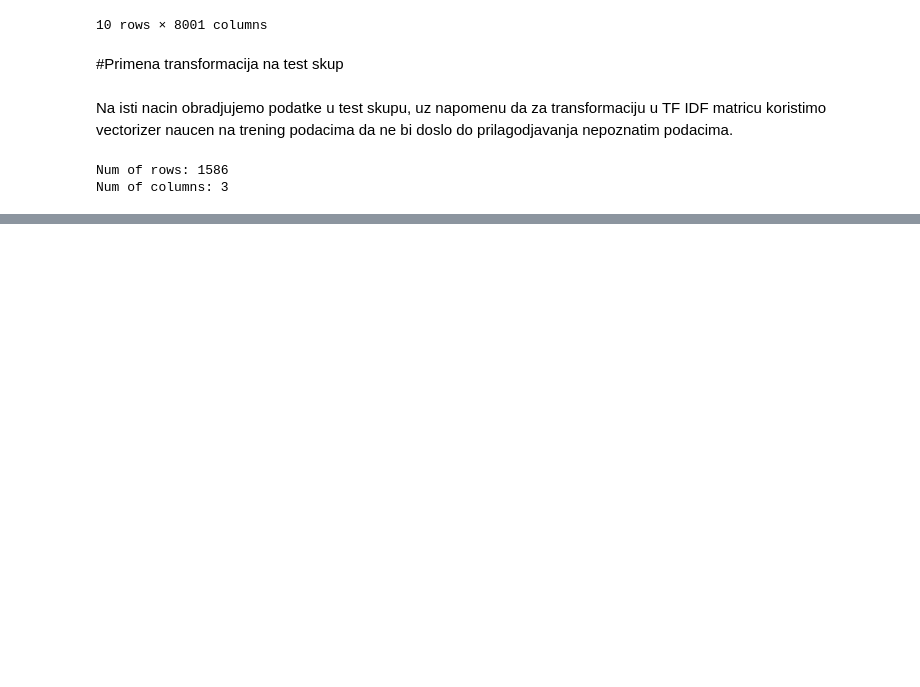
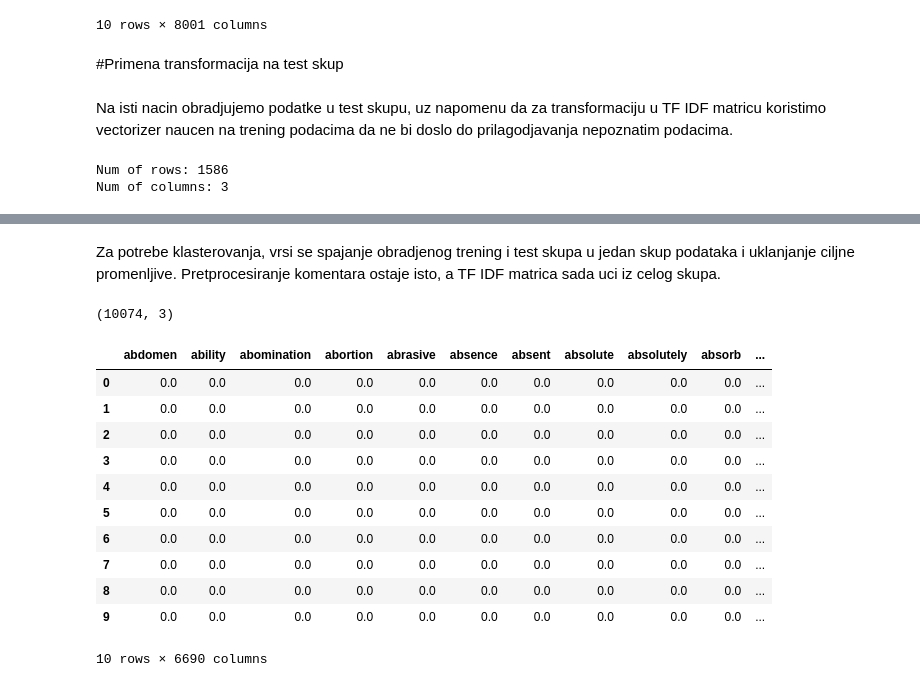
Before and after one commit to MATF-istrazivanje-podataka-1/2023_Data_Mining_Physics_vs_Chemistry_vs_Biology_Dataset, a Jupyter notebook: pretprocesiranje/preprocess.ipynb, the cells around one changed output, grey strips where cells are left out. Drawn from its saved outputs; the diff is of its cells as text; code cells hidden in the pictures; blank space fills up the shorter version.

Commit message:
cluster preprocess

```diff
--- a/pretprocesiranje/preprocess.ipynb
+++ b/pretprocesiranje/preprocess.ipynb
@@ -417,0 +420,35 @@ test_tfidf_df.to_csv('test_data.csv', index=False)
+# %% [markdown]
+Za potrebe klasterovanja, vrsi se spajanje obradjenog trening i test skupa u jedan skup podataka i uklanjanje ciljne promenljive. Pretprocesiranje komentara ostaje isto, a TF IDF matrica sada uci iz celog skupa.
+# %%
+df = data.copy()
+test_df = test_data.copy()
+# %%
+combined_df = pd.concat([df, test_df])
+combined_df.reset_index(drop=True, inplace=True)
+combined_df.shape
+# %% [output]
+(10074, 3)
+# %%
+combined_df.drop(['Id', 'Topic'], axis=1, inplace=True)
+# %%
+combined_df["Processed Comments"] = combined_df["Comment"].apply(preprocess).apply(lambda x: " ".join(x))
+# %%
+vectorizer = TfidfVectorizer(sublinear_tf=True, min_df=3)
+tfidf_cluster = vectorizer.fit_transform(combined_df["Processed Comments"])
+tfidf_feature_names = vectorizer.get_feature_names_out()
+cluster_df = pd.DataFrame(tfidf_cluster.toarray(), columns=tfidf_feature_names)
+
+cluster_df.head(10)
+# %% [output]
+|  | abdomen | ability | abomination | abortion | abrasive | absence | absent | absolute | absolutely | absorb | ... |
+| 0 | 0.0 | 0.0 | 0.0 | 0.0 | 0.0 | 0.0 | 0.0 | 0.0 | 0.0 | 0.0 | ... |
+| 1 | 0.0 | 0.0 | 0.0 | 0.0 | 0.0 | 0.0 | 0.0 | 0.0 | 0.0 | 0.0 | ... |
+| 2 | 0.0 | 0.0 | 0.0 | 0.0 | 0.0 | 0.0 | 0.0 | 0.0 | 0.0 | 0.0 | ... |
+| 3 | 0.0 | 0.0 | 0.0 | 0.0 | 0.0 | 0.0 | 0.0 | 0.0 | 0.0 | 0.0 | ... |
+| 4 | 0.0 | 0.0 | 0.0 | 0.0 | 0.0 | 0.0 | 0.0 | 0.0 | 0.0 | 0.0 | ... |
+| 5 | 0.0 | 0.0 | 0.0 | 0.0 | 0.0 | 0.0 | 0.0 | 0.0 | 0.0 | 0.0 | ... |
+| 6 | 0.0 | 0.0 | 0.0 | 0.0 | 0.0 | 0.0 | 0.0 | 0.0 | 0.0 | 0.0 | ... |
+| 7 | 0.0 | 0.0 | 0.0 | 0.0 | 0.0 | 0.0 | 0.0 | 0.0 | 0.0 | 0.0 | ... |
+| 8 | 0.0 | 0.0 | 0.0 | 0.0 | 0.0 | 0.0 | 0.0 | 0.0 | 0.0 | 0.0 | ... |
+| 9 | 0.0 | 0.0 | 0.0 | 0.0 | 0.0 | 0.0 | 0.0 | 0.0 | 0.0 | 0.0 | ... |
+10 rows × 6690 columns
```
Also changed, not shown: parts of 2 cells of this notebook.
